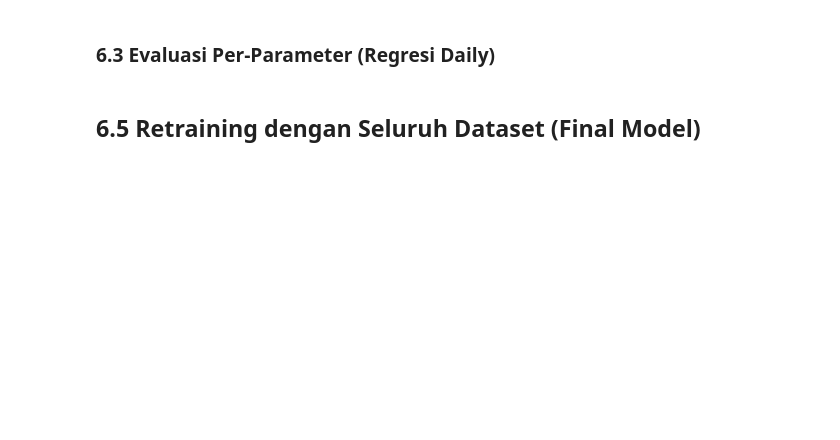
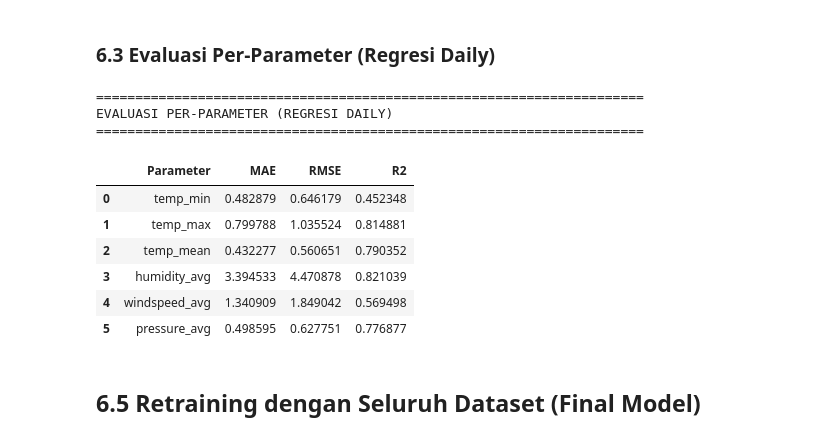
Before and after one commit to AzaniFatturFadhika/weather-iot, a Jupyter notebook: example_v2/model_training/model_weather_training.ipynb, the cells around one changed output. Cells and saved outputs as stored; diff of their text form; code cells hidden in the pictures; blank space fills up the shorter version.

```diff
--- a/example_v2/model_training/model_weather_training.ipynb
+++ b/example_v2/model_training/model_weather_training.ipynb
@@ -270,0 +600,35 @@ print(f"   Test:  {len(daily_test):,} baris")
+# %%
+# Training DAILY Regression Models
+print("="*70)
+print("🔄 TRAINING DAILY REGRESSION MODELS")
+print("="*70)
+
+daily_reg_results = []
+
+# Re-initialize models
+regression_models_daily = {
+    'Linear Regression': LinearRegression(),
+    'K-Neighbors': KNeighborsRegressor(n_neighbors=5),
+    'Decision Tree': DecisionTreeRegressor(random_state=42, max_depth=10),
+    'Random Forest': RandomForestRegressor(n_estimators=100, random_state=42, n_jobs=-1),
+}
+if XGBOOST_AVAILABLE:
+    regression_models_daily['XGBoost'] = XGBRegressor(n_estimators=100, random_state=42, n_jobs=-1, verbosity=0)
+
+for name, model in regression_models_daily.items():
+    print(f"\n🔄 Training {name}...")
+    model.fit(X_daily_train, y_daily_train_reg)
+    y_pred = model.predict(X_daily_test)
+
+    overall_metrics = evaluate_regression(y_daily_test_reg, y_pred)
+    overall_metrics['Model'] = name
+    daily_reg_results.append(overall_metrics)
+
+    print(f"   ✅ {name} - R²: {overall_metrics['R2']:.4f}, RMSE: {overall_metrics['RMSE']:.4f}")
+
+df_daily_reg = pd.DataFrame(daily_reg_results).sort_values('R2', ascending=False)
+print("\n📊 HASIL PERBANDINGAN REGRESI DAILY:")
+display(df_daily_reg[['Model', 'R2', 'RMSE', 'MAE']].reset_index(drop=True))
+
+best_daily_reg_model = df_daily_reg.iloc[0]['Model']
+print(f"\n🏆 MODEL TERBAIK REGRESI DAILY: {best_daily_reg_model}")
@@ -321,22 +851,33 @@ print(classification_report(y_hourly_test_clf, y_pred_clf,
 # %%
 # Evaluasi kinerja per-parameter untuk model terbaik (Daily)
 print("="*70)
 print("EVALUASI PER-PARAMETER (REGRESI DAILY)")
 print("="*70)
 
-best_daily_reg = RandomForestRegressor(n_estimators=100, random_state=42, n_jobs=-1)
+best_daily_reg = LinearRegression()
 best_daily_reg.fit(X_daily_train, y_daily_train_reg)
 y_pred_daily = best_daily_reg.predict(X_daily_test)
 
 daily_param_results = []
 for i, param in enumerate(daily_target_reg):
     mae = mean_absolute_error(y_daily_test_reg.iloc[:, i], y_pred_daily[:, i])
     rmse = np.sqrt(mean_squared_error(y_daily_test_reg.iloc[:, i], y_pred_daily[:, i]))
     r2 = r2_score(y_daily_test_reg.iloc[:, i], y_pred_daily[:, i])
     daily_param_results.append({"Parameter": param, "MAE": mae, "RMSE": rmse, "R2": r2})
 
 df_daily_param = pd.DataFrame(daily_param_results)
 display(df_daily_param)
+# %% [output]
+======================================================================
+EVALUASI PER-PARAMETER (REGRESI DAILY)
+======================================================================
+|  | Parameter | MAE | RMSE | R2 |
+| 0 | temp_min | 0.482879 | 0.646179 | 0.452348 |
+| 1 | temp_max | 0.799788 | 1.035524 | 0.814881 |
+| 2 | temp_mean | 0.432277 | 0.560651 | 0.790352 |
+| 3 | humidity_avg | 3.394533 | 4.470878 | 0.821039 |
+| 4 | windspeed_avg | 1.340909 | 1.849042 | 0.569498 |
+| 5 | pressure_avg | 0.498595 | 0.627751 | 0.776877 |
 # %% [markdown]
 ## 6.5 Retraining dengan Seluruh Dataset (Final Model)
 # %%
```
Also changed, not shown: parts of 40 cells of this notebook, 3 other files.
